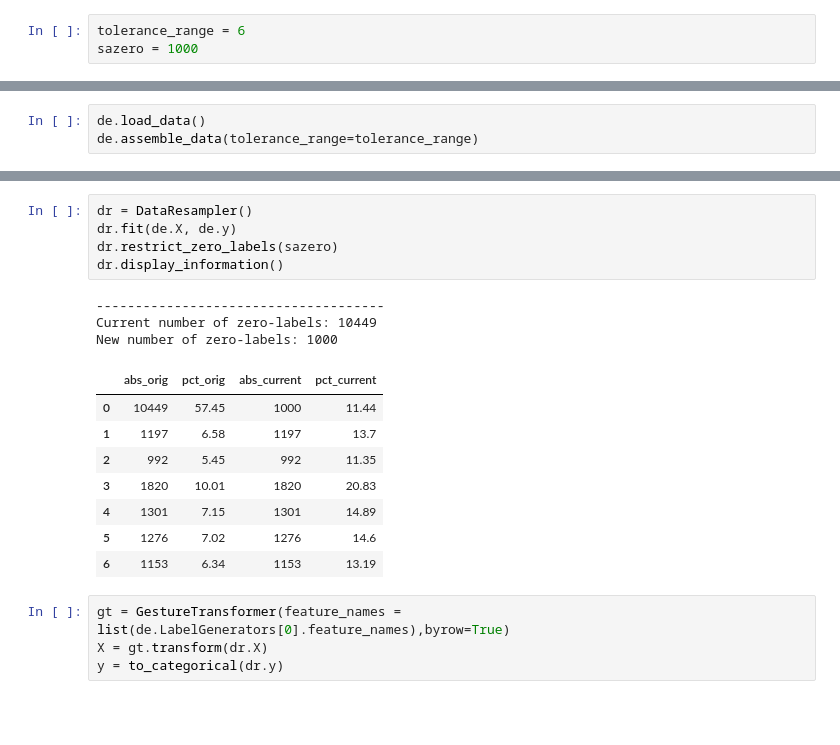
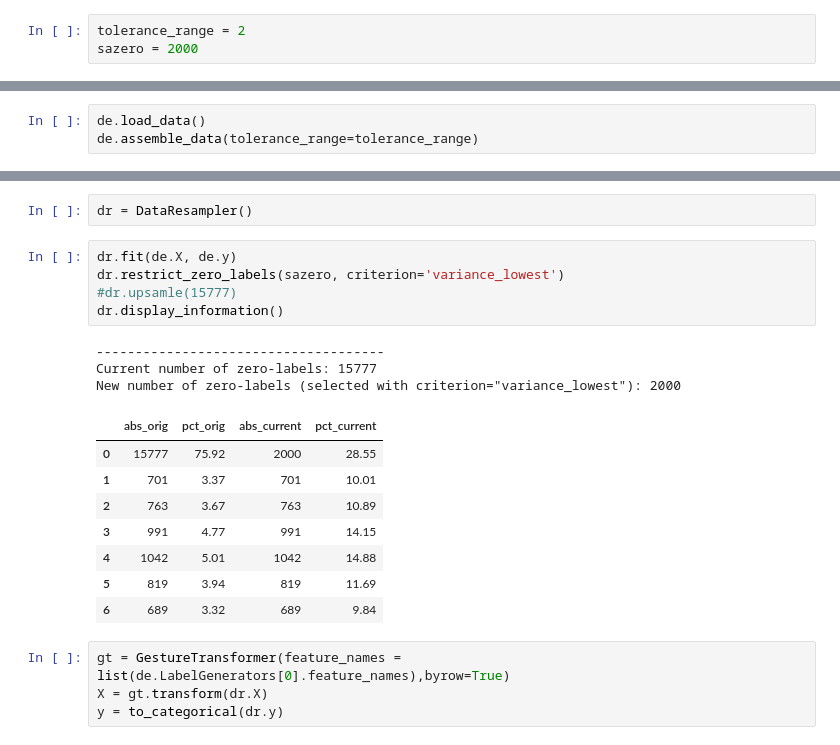
Before and after one commit to chriswegmann/drone_steering, a Jupyter notebook: models/model_gesture_lstm_nip120.ipynb, the cells around one changed output, grey strips where cells are left out. Drawn from its saved outputs; the diff is of its cells as text; blank space fills up the shorter version.

```diff
--- a/models/model_gesture_lstm_nip120.ipynb
+++ b/models/model_gesture_lstm_nip120.ipynb
@@ -25,8 +25,8 @@ from app_local.module import DataEnsembler, LabelGenerator, GestureTransformer,
 # %% [markdown]
 ### 1.2  Load data
 # %%
-tolerance_range = 6
-sazero = 1000
+tolerance_range = 2
+sazero = 2000
 # %%
 de = DataEnsembler(ms_per_frame=120)
 de.investigate_available_datafiles(data_dir='data/gesture/', is_frame_based = True)
@@ -75,20 +75,22 @@ Label 6: 1153   14.9% of labeled
+# %%
+dr = DataResampler()
 # %%
-dr = DataResampler()
 dr.fit(de.X, de.y)
-dr.restrict_zero_labels(sazero)
+dr.restrict_zero_labels(sazero, criterion='variance_lowest')
+#dr.upsamle(15777)
 dr.display_information()
 # %% [output]
 -------------------------------------
-Current number of zero-labels: 10449
-New number of zero-labels: 1000
+Current number of zero-labels: 15777
+New number of zero-labels (selected with criterion="variance_lowest"): 2000
 |  | abs_orig | pct_orig | abs_current | pct_current |
-| 0 | 10449 | 57.45 | 1000 | 11.44 |
-| 1 | 1197 | 6.58 | 1197 | 13.7 |
-| 2 | 992 | 5.45 | 992 | 11.35 |
-| 3 | 1820 | 10.01 | 1820 | 20.83 |
-| 4 | 1301 | 7.15 | 1301 | 14.89 |
-| 5 | 1276 | 7.02 | 1276 | 14.6 |
-| 6 | 1153 | 6.34 | 1153 | 13.19 |
+| 0 | 15777 | 75.92 | 2000 | 28.55 |
+| 1 | 701 | 3.37 | 701 | 10.01 |
+| 2 | 763 | 3.67 | 763 | 10.89 |
+| 3 | 991 | 4.77 | 991 | 14.15 |
+| 4 | 1042 | 5.01 | 1042 | 14.88 |
+| 5 | 819 | 3.94 | 819 | 11.69 |
+| 6 | 689 | 3.32 | 689 | 9.84 |
 # %%
 gt = GestureTransformer(feature_names = list(de.LabelGenerators[0].feature_names),byrow=True)
 X = gt.transform(dr.X)
```
Also changed, not shown: parts of 8 cells of this notebook, 5 other files.
